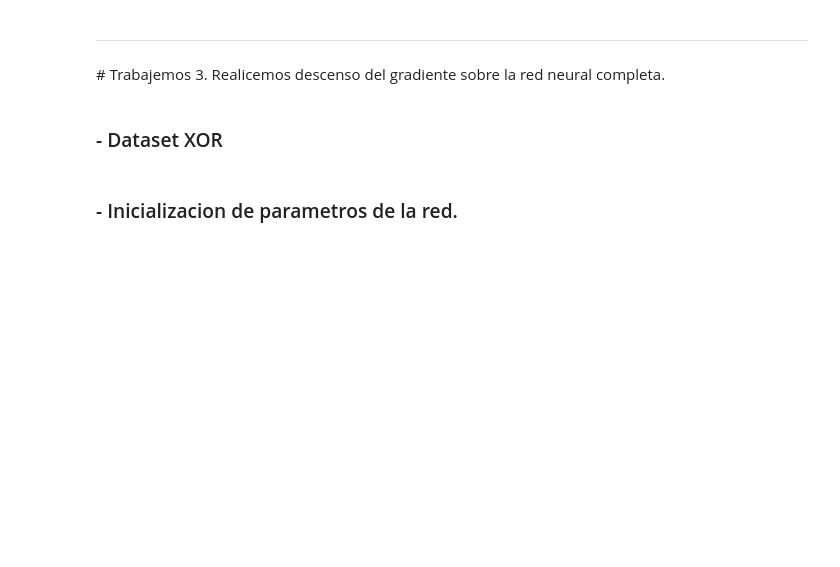
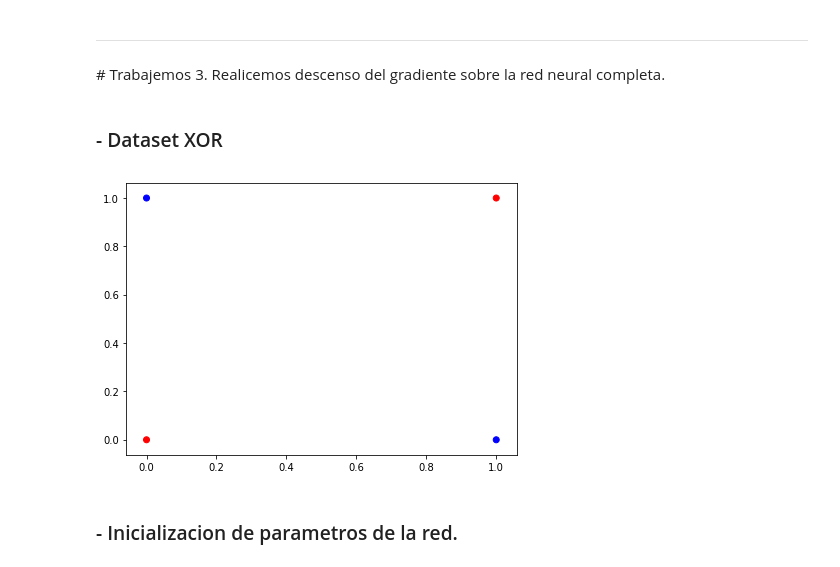
Before and after one commit to psatencio/IA_ITM, a Jupyter notebook: Presentaciones/4. Machine Learning/Modulo 4_3_2_RedNeuronal.ipynb, the cells around one changed output. Saved outputs shown, nothing was run; the diff lists cells and outputs as text; code cells hidden in the pictures; blank space fills up the shorter version.

```diff
--- a/Presentaciones/4. Machine Learning/Modulo 4_3_2_RedNeuronal.ipynb
+++ b/Presentaciones/4. Machine Learning/Modulo 4_3_2_RedNeuronal.ipynb
@@ -63,18 +63,21 @@ def predict_multilayer(parameters,X):
 # %%
 import numpy as np
 import matplotlib.pyplot as plt
 
 X = np.array([[0,0],[0,1],[1,0],[1,1]])
 Y = np.array([[0, 1, 1, 0]])
 
+nx, m = X.T.shape
 color= ['blue' if y == 1 else 'red' for y in np.squeeze(Y)]
 
 plt.figure(figsize=(7,5))
 plt.scatter(X[:,0], X[:,1], color=color)
 
 plt.show()
 
 X = X.T
+# %% [output]
+[figure, added]
 # %% [markdown]
 ### - Inicializacion de parametros de la red.
 # %%
```
Also changed, not shown: parts of 2 cells of this notebook, 1 other file.
